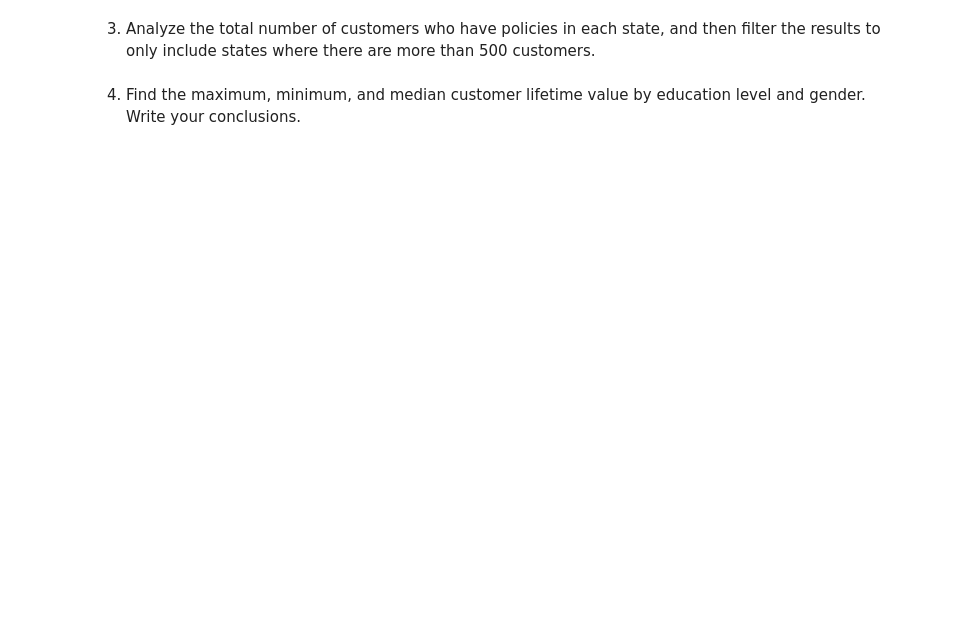
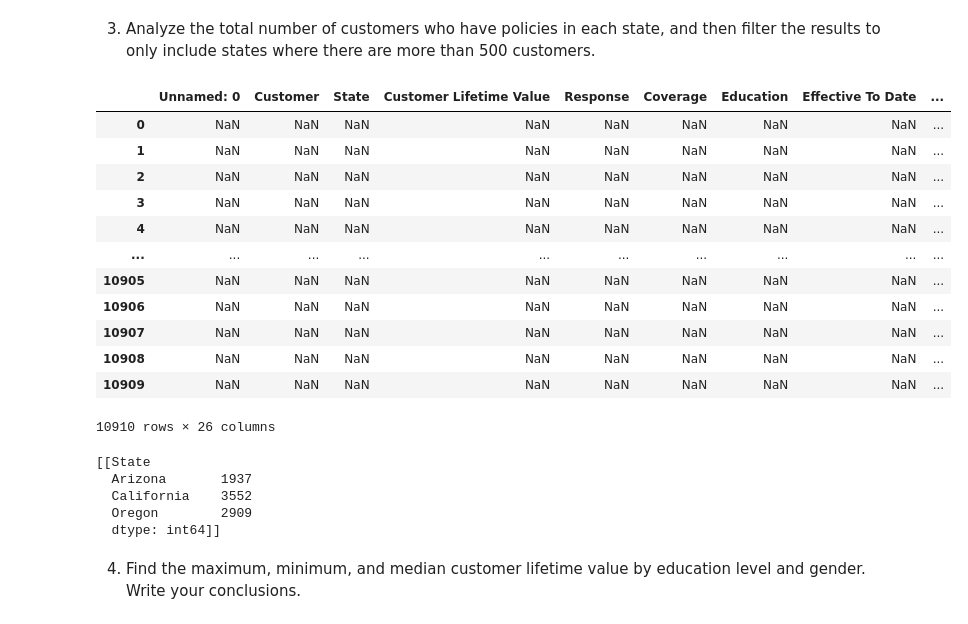
Before and after one commit to MiriinD/GitHub_Ironhack, a Jupyter notebook: Week 2/Labs/day_3_lab-dw-aggregating.ipynb, the cells around one changed output. Cells and saved outputs as stored; diff of their text form; code cells hidden in the pictures; blank space fills up the shorter version.

```diff
--- a/Week 2/Labs/day_3_lab-dw-aggregating.ipynb
+++ b/Week 2/Labs/day_3_lab-dw-aggregating.ipynb
@@ -67,4 +77,34 @@ new_df
 # %% [markdown]
 3. Analyze the total number of customers who have policies in each state, and then filter the results to only include states where there are more than 500 customers.
+# %%
+total_customers_df = df.groupby('State')[["Customer"]].count()
+.reset_index(name)
+total_customers_df
+df_more_customers= df[df[total_customers_df]> 500]
+df_more_customers
+# %% [output]
+|  | Unnamed: 0 | Customer | State | Customer Lifetime Value | Response | Coverage | Education | Effective To Date | ... |
+| 0 | NaN | NaN | NaN | NaN | NaN | NaN | NaN | NaN | ... |
+| 1 | NaN | NaN | NaN | NaN | NaN | NaN | NaN | NaN | ... |
+| 2 | NaN | NaN | NaN | NaN | NaN | NaN | NaN | NaN | ... |
+| 3 | NaN | NaN | NaN | NaN | NaN | NaN | NaN | NaN | ... |
+| 4 | NaN | NaN | NaN | NaN | NaN | NaN | NaN | NaN | ... |
+| ... | ... | ... | ... | ... | ... | ... | ... | ... | ... |
+| 10905 | NaN | NaN | NaN | NaN | NaN | NaN | NaN | NaN | ... |
+| 10906 | NaN | NaN | NaN | NaN | NaN | NaN | NaN | NaN | ... |
+| 10907 | NaN | NaN | NaN | NaN | NaN | NaN | NaN | NaN | ... |
+| 10908 | NaN | NaN | NaN | NaN | NaN | NaN | NaN | NaN | ... |
+| 10909 | NaN | NaN | NaN | NaN | NaN | NaN | NaN | NaN | ... |
+10910 rows × 26 columns
+# %%
+total_customers_df = df.groupby('State').size()
+filtered_states= total_customers_df[total_customers_df > 1000]
+filtered_states
+# %% [output]
+[[State
+  Arizona       1937
+  California    3552
+  Oregon        2909
+  dtype: int64]]
 # %% [markdown]
 4. Find the maximum, minimum, and median customer lifetime value by education level and gender. Write your conclusions.
```
Also changed, not shown: parts of 11 cells of this notebook, 1 other file.
